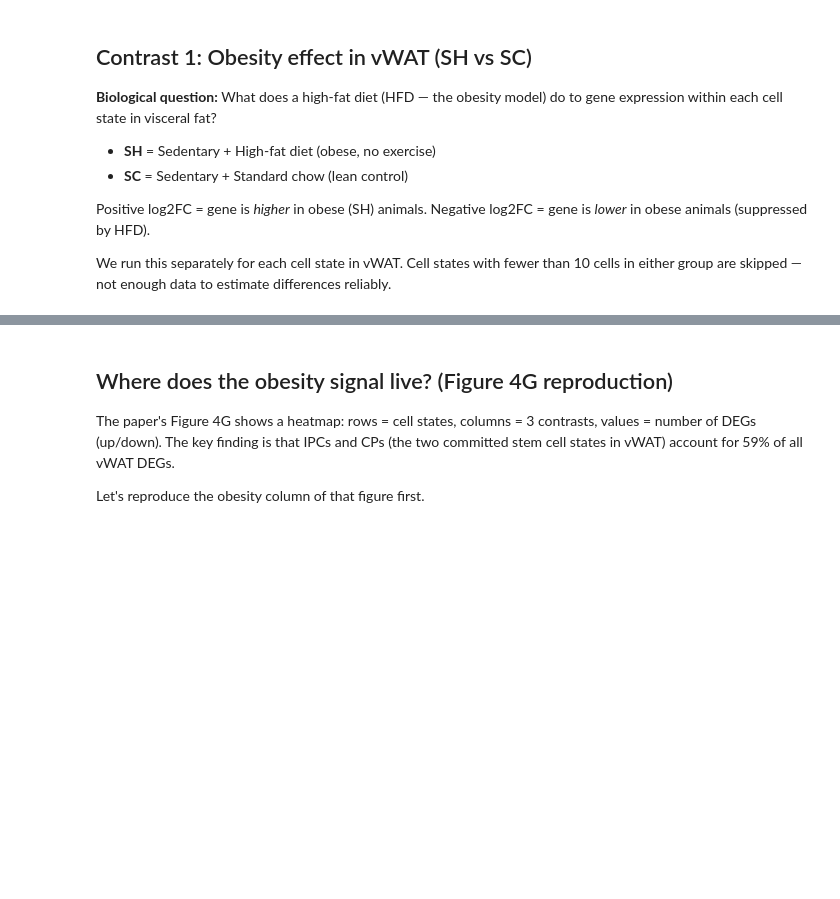
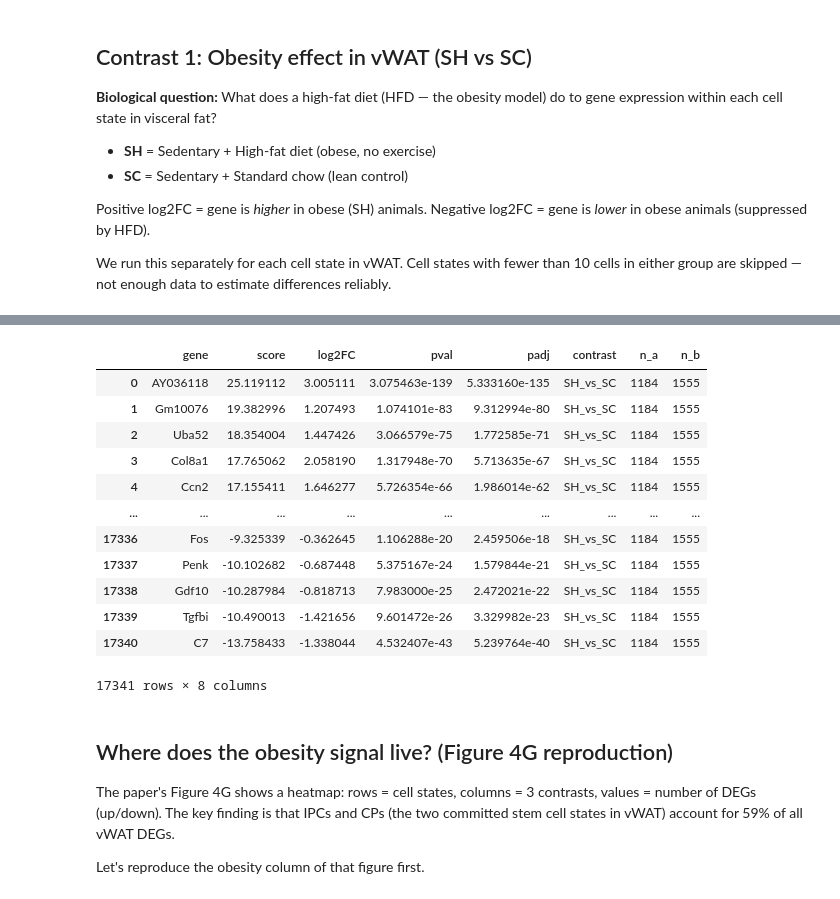
Before and after one commit to JeffKatzy/mice-exercise, a Jupyter notebook: python_pipeline/7c_cell_state_differential_expression.ipynb, the cells around one changed output, grey strips where cells are left out. Drawn from its saved outputs; the diff is of its cells as text; code cells hidden in the pictures; blank space fills up the shorter version.

```diff
--- a/python_pipeline/7c_cell_state_differential_expression.ipynb
+++ b/python_pipeline/7c_cell_state_differential_expression.ipynb
@@ -270,3 +360,19 @@ print(f"\nTotal cell states tested: {len(obesity_results)}")
+# %%
+obesity_results['Areg']
+# %% [output]
+|  | gene | score | log2FC | pval | padj | contrast | n_a | n_b |
+| 0 | AY036118 | 25.119112 | 3.005111 | 3.075463e-139 | 5.333160e-135 | SH_vs_SC | 1184 | 1555 |
+| 1 | Gm10076 | 19.382996 | 1.207493 | 1.074101e-83 | 9.312994e-80 | SH_vs_SC | 1184 | 1555 |
+| 2 | Uba52 | 18.354004 | 1.447426 | 3.066579e-75 | 1.772585e-71 | SH_vs_SC | 1184 | 1555 |
+| 3 | Col8a1 | 17.765062 | 2.058190 | 1.317948e-70 | 5.713635e-67 | SH_vs_SC | 1184 | 1555 |
+| 4 | Ccn2 | 17.155411 | 1.646277 | 5.726354e-66 | 1.986014e-62 | SH_vs_SC | 1184 | 1555 |
+| ... | ... | ... | ... | ... | ... | ... | ... | ... |
+| 17336 | Fos | -9.325339 | -0.362645 | 1.106288e-20 | 2.459506e-18 | SH_vs_SC | 1184 | 1555 |
+| 17337 | Penk | -10.102682 | -0.687448 | 5.375167e-24 | 1.579844e-21 | SH_vs_SC | 1184 | 1555 |
+| 17338 | Gdf10 | -10.287984 | -0.818713 | 7.983000e-25 | 2.472021e-22 | SH_vs_SC | 1184 | 1555 |
+| 17339 | Tgfbi | -10.490013 | -1.421656 | 9.601472e-26 | 3.329982e-23 | SH_vs_SC | 1184 | 1555 |
+| 17340 | C7 | -13.758433 | -1.338044 | 4.532407e-43 | 5.239764e-40 | SH_vs_SC | 1184 | 1555 |
+17341 rows × 8 columns
 # %% [markdown]
 ## Where does the obesity signal live? (Figure 4G reproduction)
 
```
Also changed, not shown: parts of 22 cells of this notebook, 30 other files.
